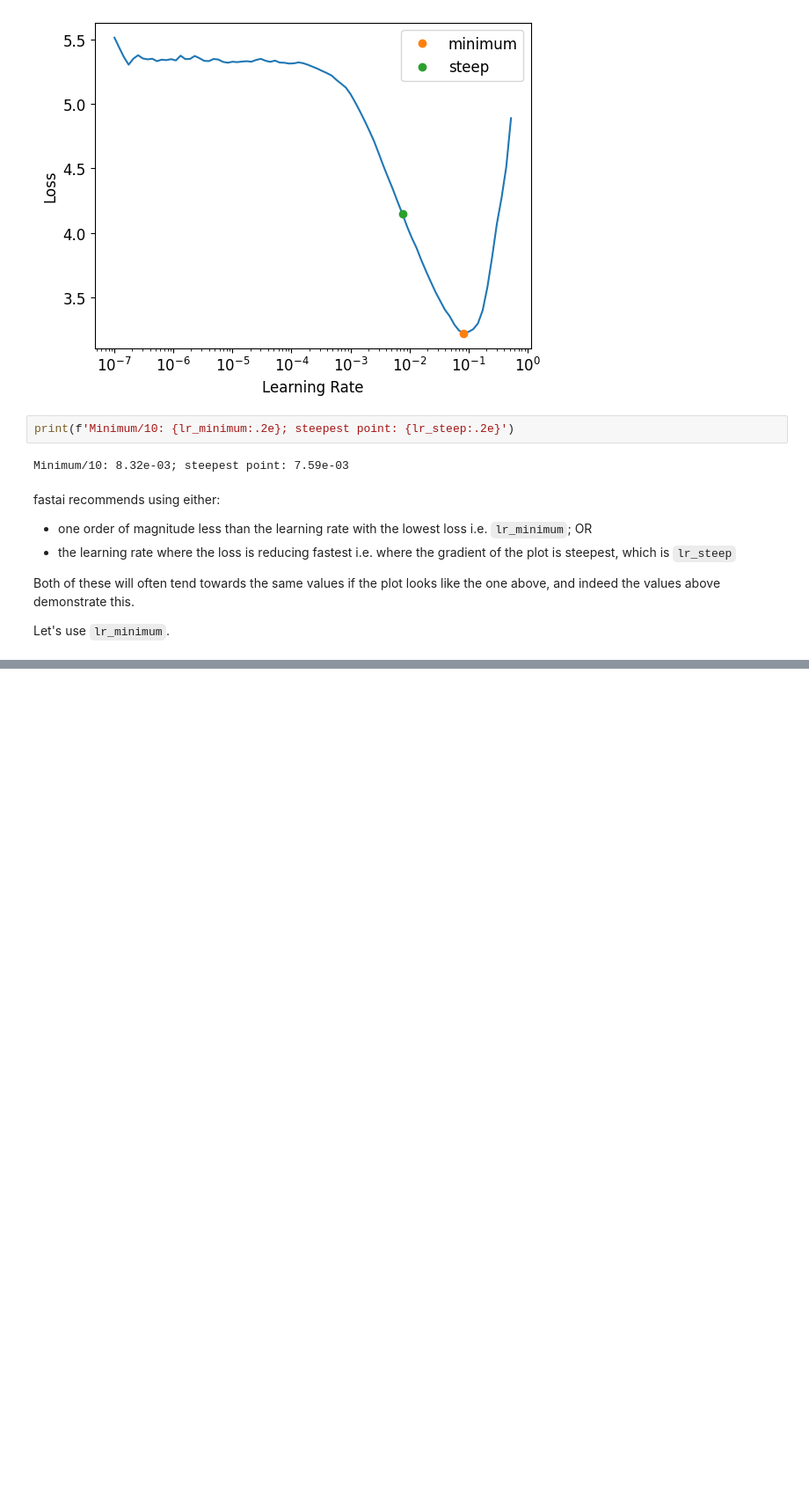
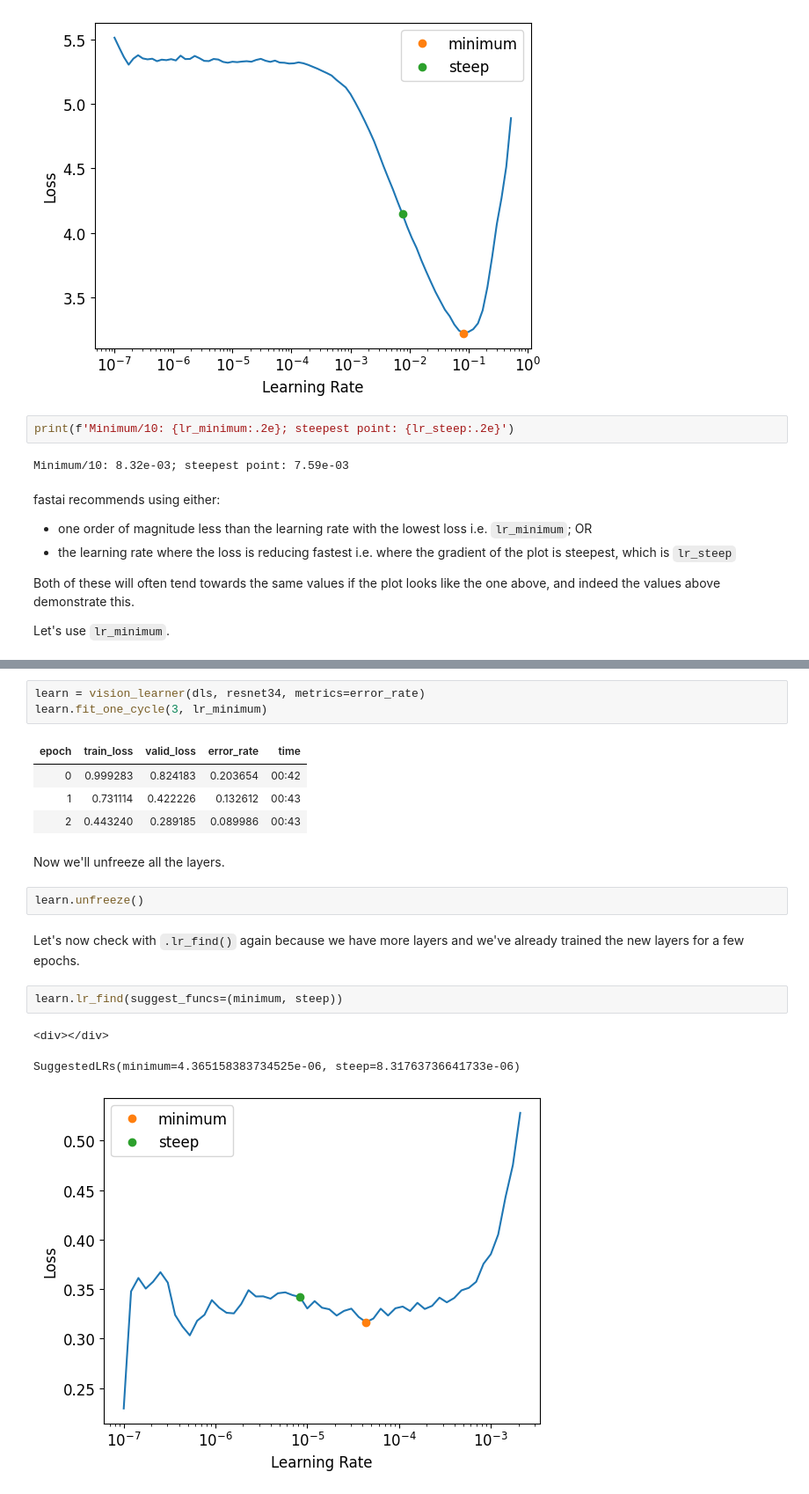
Before and after one commit to CodeWithOz/fastai-deep-learn-coders, a Jupyter notebook: ch-05-pet-breeds-pt2.ipynb, the cells around one changed output, grey strips where cells are left out. Shown at 88% size. Drawn from its saved outputs; the diff is of its cells as text; blank space fills up the shorter version.

```diff
--- a/ch-05-pet-breeds-pt2.ipynb
+++ b/ch-05-pet-breeds-pt2.ipynb
@@ -600,0 +647,20 @@ Now we see a reduction in the loss as expected. Let's move on now to finetuning
+# %%
+learn = vision_learner(dls, resnet34, metrics=error_rate)
+learn.fit_one_cycle(3, lr_minimum)
+# %% [output]
+| epoch | train_loss | valid_loss | error_rate | time |
+| 0 | 0.999283 | 0.824183 | 0.203654 | 00:42 |
+| 1 | 0.731114 | 0.422226 | 0.132612 | 00:43 |
+| 2 | 0.443240 | 0.289185 | 0.089986 | 00:43 |
+# %% [markdown]
+Now we'll unfreeze all the layers.
+# %%
+learn.unfreeze()
+# %% [markdown]
+Let's now check with `.lr_find()` again because we have more layers and we've already trained the new layers for a few epochs.
+# %%
+learn.lr_find(suggest_funcs=(minimum, steep))
+# %% [output]
+<div></div>
+SuggestedLRs(minimum=4.365158383734525e-06, steep=8.31763736641733e-06)
+[figure, added]
```
Also changed, not shown: parts of 11 cells of this notebook.
